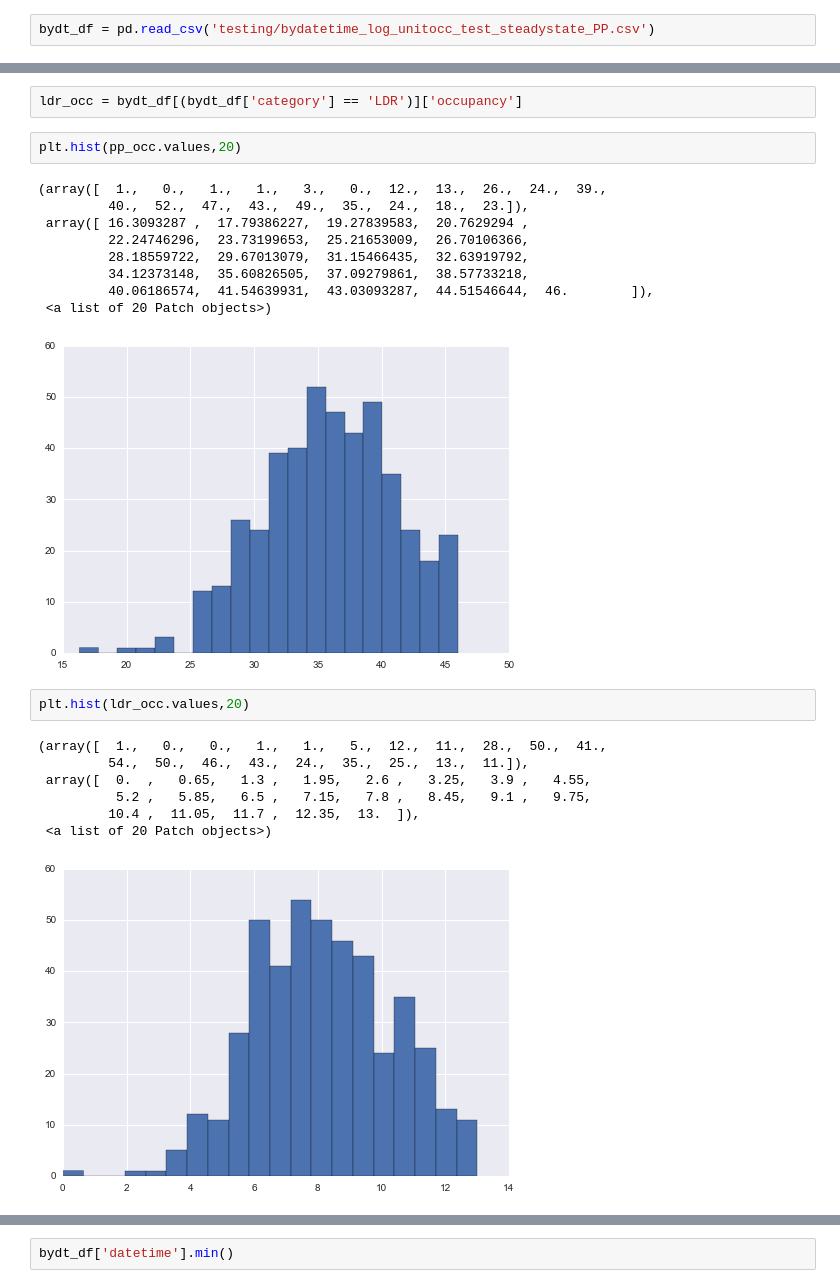
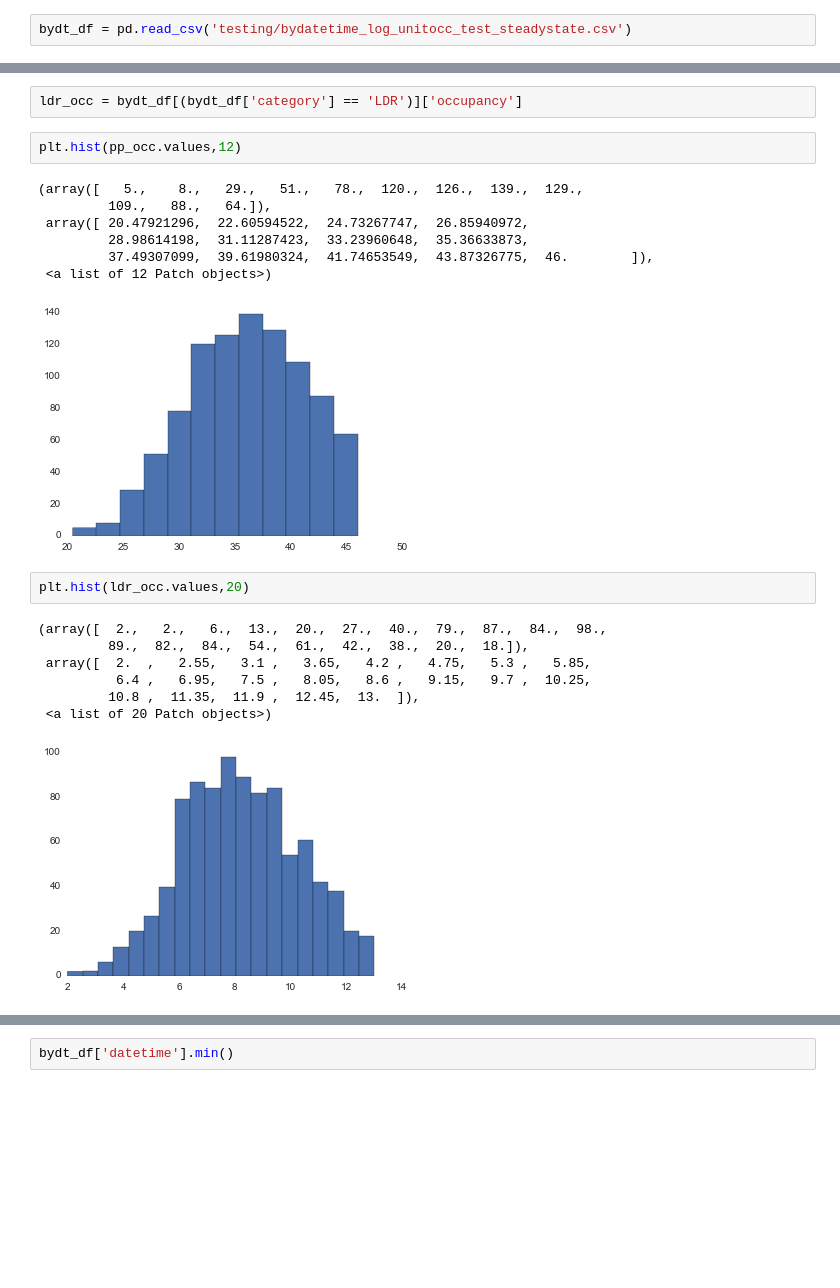
Before and after one commit to misken/hillmaker, a Jupyter notebook: hillmaker/hillpyTesting-OBSimStats.ipynb, the cells around one changed output, grey strips where cells are left out. Saved outputs shown, nothing was run; the diff lists cells and outputs as text; blank space fills up the shorter version.

```diff
--- a/hillmaker/hillpyTesting-OBSimStats.ipynb
+++ b/hillmaker/hillpyTesting-OBSimStats.ipynb
@@ -70,31 +94,29 @@ occ_df = pd.read_csv('testing/occ_stats_summary_log_unitocc_test_steadystate_PP.
 # %%
-bydt_df = pd.read_csv('testing/bydatetime_log_unitocc_test_steadystate_PP.csv')
+bydt_df = pd.read_csv('testing/bydatetime_log_unitocc_test_steadystate.csv')
 # %%
 pp_occ = bydt_df[(bydt_df['category'] == 'PP')]['occupancy']
 # %%
 ldr_occ = bydt_df[(bydt_df['category'] == 'LDR')]['occupancy']
 # %%
-plt.hist(pp_occ.values,20)
+plt.hist(pp_occ.values,12)
 # %% [output]
-(array([  1.,   0.,   1.,   1.,   3.,   0.,  12.,  13.,  26.,  24.,  39.,
-         40.,  52.,  47.,  43.,  49.,  35.,  24.,  18.,  23.]),
- array([ 16.3093287 ,  17.79386227,  19.27839583,  20.7629294 ,
-         22.24746296,  23.73199653,  25.21653009,  26.70106366,
-         28.18559722,  29.67013079,  31.15466435,  32.63919792,
-         34.12373148,  35.60826505,  37.09279861,  38.57733218,
-         40.06186574,  41.54639931,  43.03093287,  44.51546644,  46.        ]),
- <a list of 20 Patch objects>)
+(array([   5.,    8.,   29.,   51.,   78.,  120.,  126.,  139.,  129.,
+         109.,   88.,   64.]),
+ array([ 20.47921296,  22.60594522,  24.73267747,  26.85940972,
+         28.98614198,  31.11287423,  33.23960648,  35.36633873,
+         37.49307099,  39.61980324,  41.74653549,  43.87326775,  46.        ]),
+ <a list of 12 Patch objects>)
-[figure, old version]
+[figure, new version]
 # %%
 plt.hist(ldr_occ.values,20)
 # %% [output]
-(array([  1.,   0.,   0.,   1.,   1.,   5.,  12.,  11.,  28.,  50.,  41.,
-         54.,  50.,  46.,  43.,  24.,  35.,  25.,  13.,  11.]),
- array([  0.  ,   0.65,   1.3 ,   1.95,   2.6 ,   3.25,   3.9 ,   4.55,
-          5.2 ,   5.85,   6.5 ,   7.15,   7.8 ,   8.45,   9.1 ,   9.75,
-         10.4 ,  11.05,  11.7 ,  12.35,  13.  ]),
+(array([  2.,   2.,   6.,  13.,  20.,  27.,  40.,  79.,  87.,  84.,  98.,
+         89.,  82.,  84.,  54.,  61.,  42.,  38.,  20.,  18.]),
+ array([  2.  ,   2.55,   3.1 ,   3.65,   4.2 ,   4.75,   5.3 ,   5.85,
+          6.4 ,   6.95,   7.5 ,   8.05,   8.6 ,   9.15,   9.7 ,  10.25,
+         10.8 ,  11.35,  11.9 ,  12.45,  13.  ]),
  <a list of 20 Patch objects>)
-[figure, old version]
+[figure, new version]
 # %%
 bydt_df.head()
 # %% [output]
```
Also changed, not shown: parts of 8 cells of this notebook, 4 other files.
